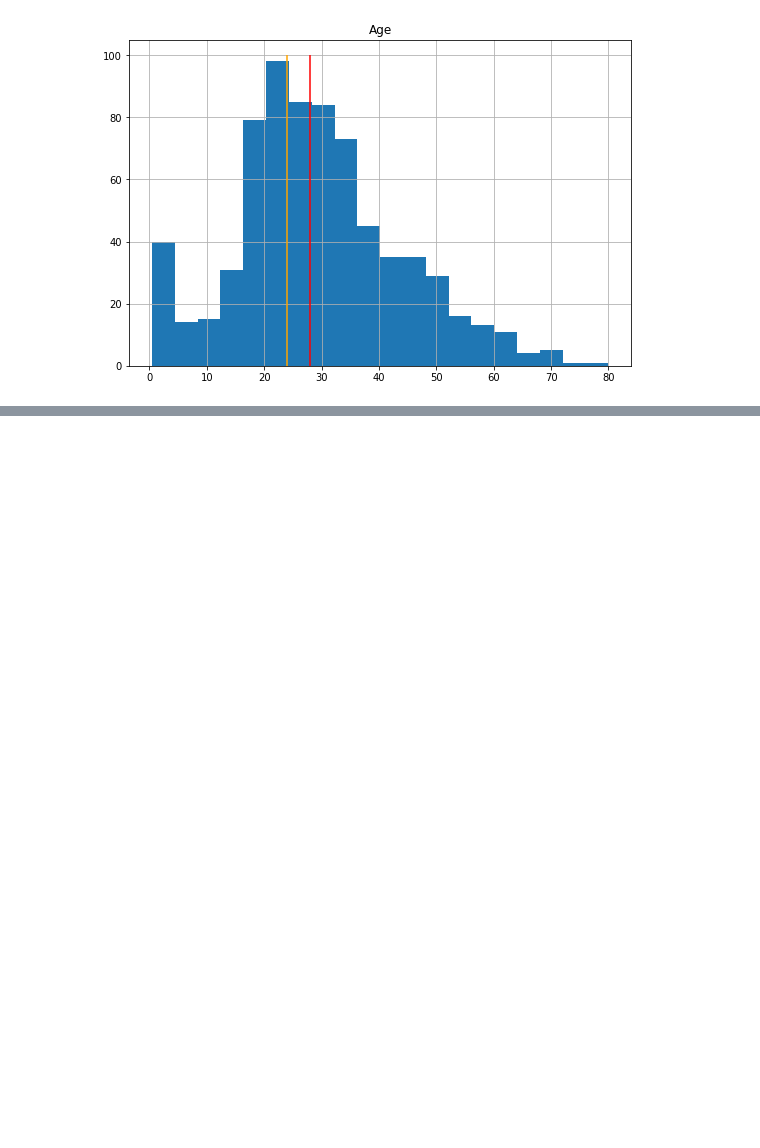
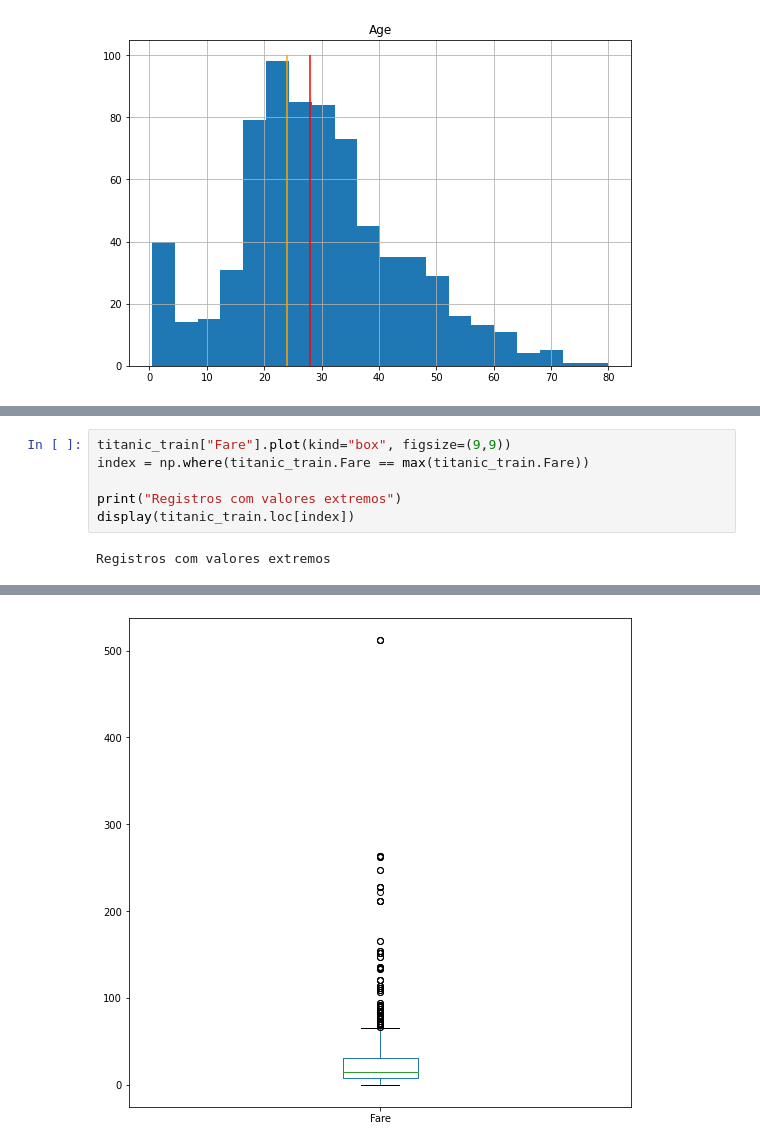
Before and after one commit to caiobellezi/estudos, a Jupyter notebook: Estudos_Transformacao_de_dados.ipynb, the cells around one changed output, grey strips where cells are left out. Drawn from its saved outputs; the diff is of its cells as text; blank space fills up the shorter version.

```diff
--- a/Estudos_Transformacao_de_dados.ipynb
+++ b/Estudos_Transformacao_de_dados.ipynb
@@ -252,0 +286,8 @@ np.median([el for el in titanic_train["Age"] if (np.isnan(el) == False)])
+# %%
+titanic_train["Fare"].plot(kind="box", figsize=(9,9))
+index = np.where(titanic_train.Fare == max(titanic_train.Fare))
+
+print("Registros com valores extremos")
+display(titanic_train.loc[index])
+# %% [output]
+Registros com valores extremos
@@ -252,0 +298 @@ np.median([el for el in titanic_train["Age"] if (np.isnan(el) == False)])
+[figure, added]
```
Also changed, not shown: parts of 10 cells of this notebook.
